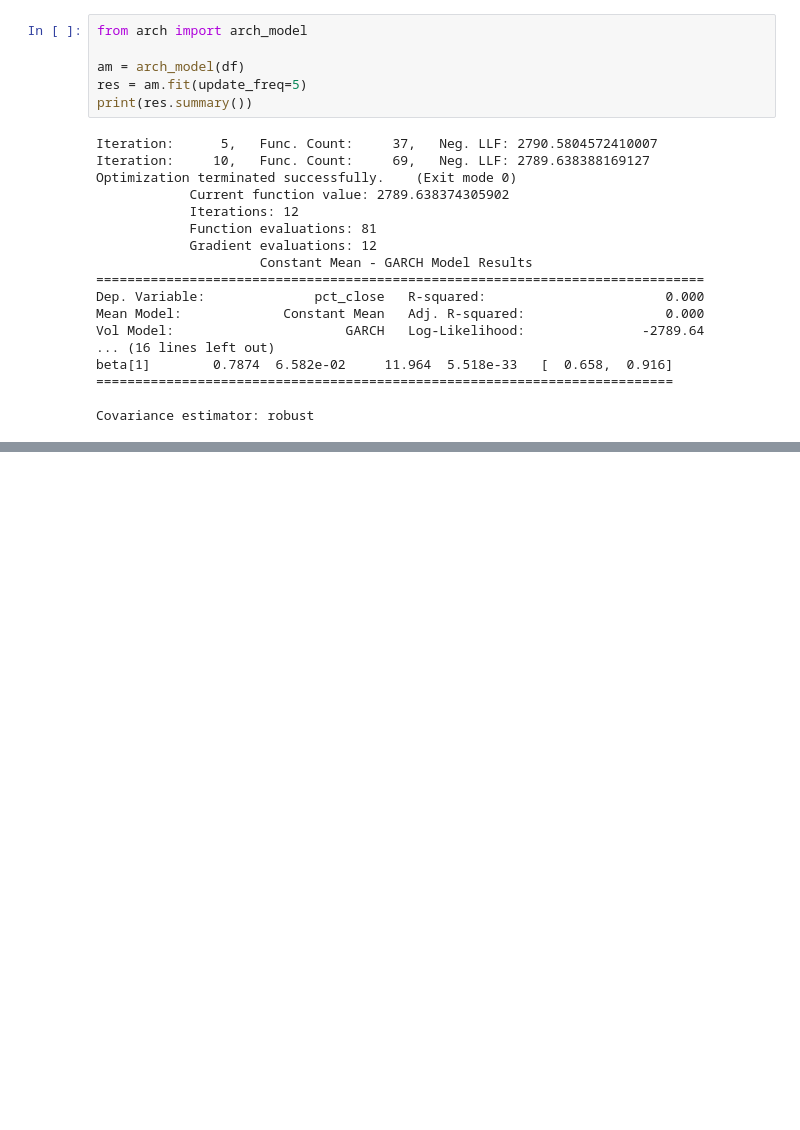
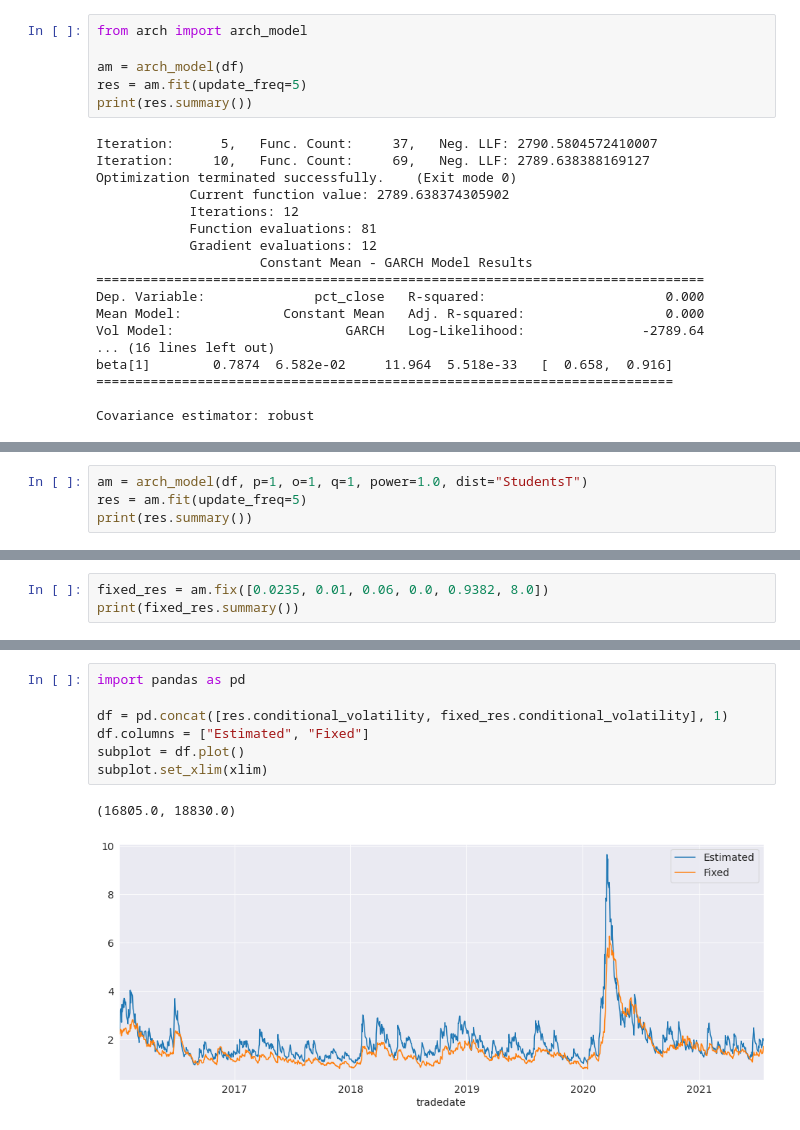
Before and after one commit to kwoodle/ktrade_volatility, a Jupyter notebook: garch_sql.ipynb, the cells around one changed output, grey strips where cells are left out. Saved outputs shown, nothing was run; the diff lists cells and outputs as text; blank space fills up the shorter version.

```diff
--- a/garch_sql.ipynb
+++ b/garch_sql.ipynb
@@ -67,0 +131,4 @@ Covariance estimator: robust
+# %%
+am = arch_model(df, p=1, o=1, q=1, power=1.0, dist="StudentsT")
+res = am.fit(update_freq=5)
+print(res.summary())
@@ -67,0 +156,3 @@ Covariance estimator: robust
+# %%
+fixed_res = am.fix([0.0235, 0.01, 0.06, 0.0, 0.9382, 8.0])
+print(fixed_res.summary())
@@ -67,0 +177,10 @@ Covariance estimator: robust
+# %%
+import pandas as pd
+
+df = pd.concat([res.conditional_volatility, fixed_res.conditional_volatility], 1)
+df.columns = ["Estimated", "Fixed"]
+subplot = df.plot()
+subplot.set_xlim(xlim)
+# %% [output]
+(16805.0, 18830.0)
+[figure, added]
```
Also changed, not shown: parts of 12 cells of this notebook.
